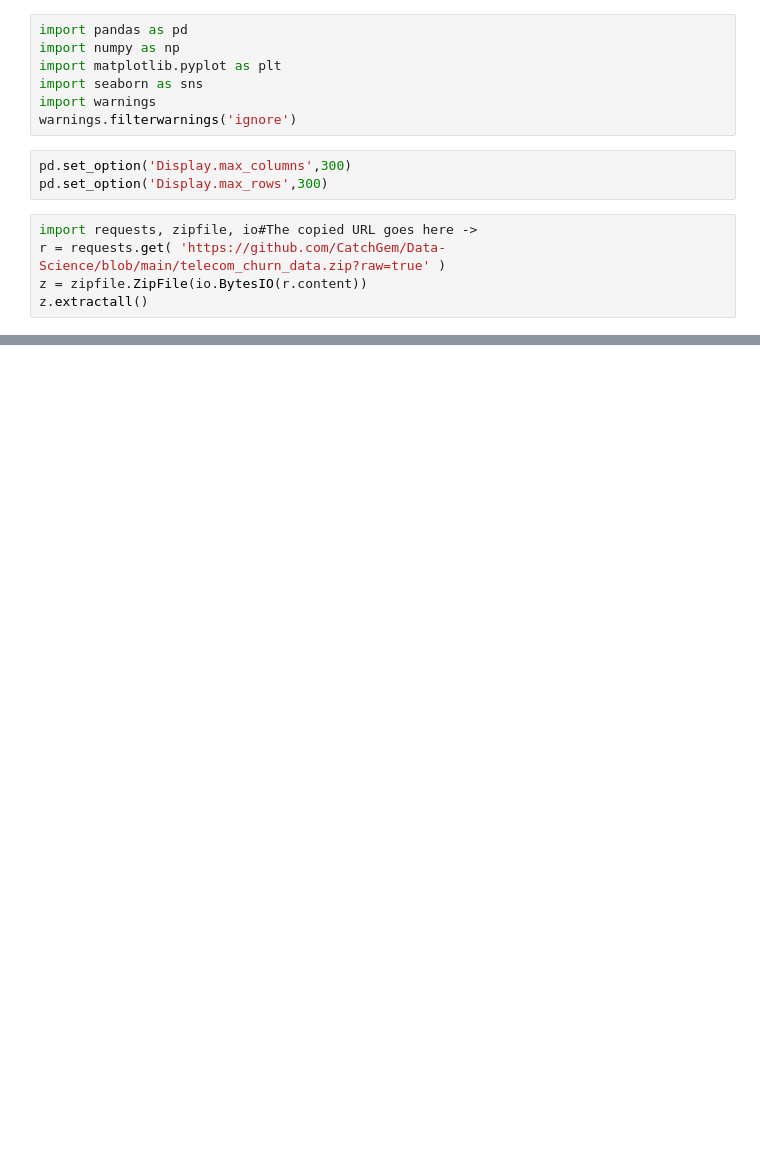
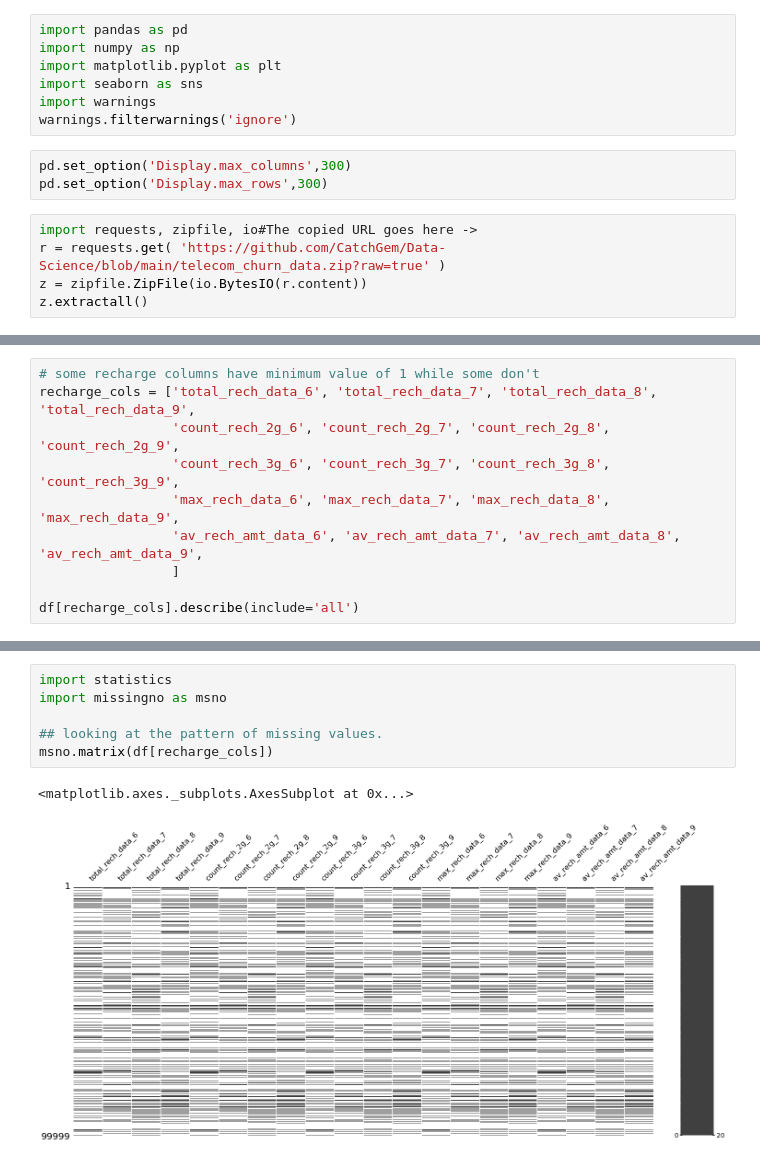
Before and after one commit to CatchGem/Telecom-Churn, a Jupyter notebook: Telecum_Churn_Case_study.ipynb, the cells around one changed output, grey strips where cells are left out. Saved outputs shown, nothing was run; the diff lists cells and outputs as text; blank space fills up the shorter version.

```diff
--- a/Telecum_Churn_Case_study.ipynb
+++ b/Telecum_Churn_Case_study.ipynb
@@ -106,0 +137,10 @@ df.tail()
+# %%
+# some recharge columns have minimum value of 1 while some don't
+recharge_cols = ['total_rech_data_6', 'total_rech_data_7', 'total_rech_data_8', 'total_rech_data_9',
+                 'count_rech_2g_6', 'count_rech_2g_7', 'count_rech_2g_8', 'count_rech_2g_9',
+                 'count_rech_3g_6', 'count_rech_3g_7', 'count_rech_3g_8', 'count_rech_3g_9',
+                 'max_rech_data_6', 'max_rech_data_7', 'max_rech_data_8', 'max_rech_data_9',
+                 'av_rech_amt_data_6', 'av_rech_amt_data_7', 'av_rech_amt_data_8', 'av_rech_amt_data_9',
+                 ]
+
+df[recharge_cols].describe(include='all')
@@ -106,0 +157,9 @@ df.tail()
+# %%
+import statistics
+import missingno as msno
+
+## looking at the pattern of missing values.
+msno.matrix(df[recharge_cols])
+# %% [output]
+<matplotlib.axes._subplots.AxesSubplot at 0x...>
+[figure, added]
```
Also changed, not shown: parts of 36 cells of this notebook.
